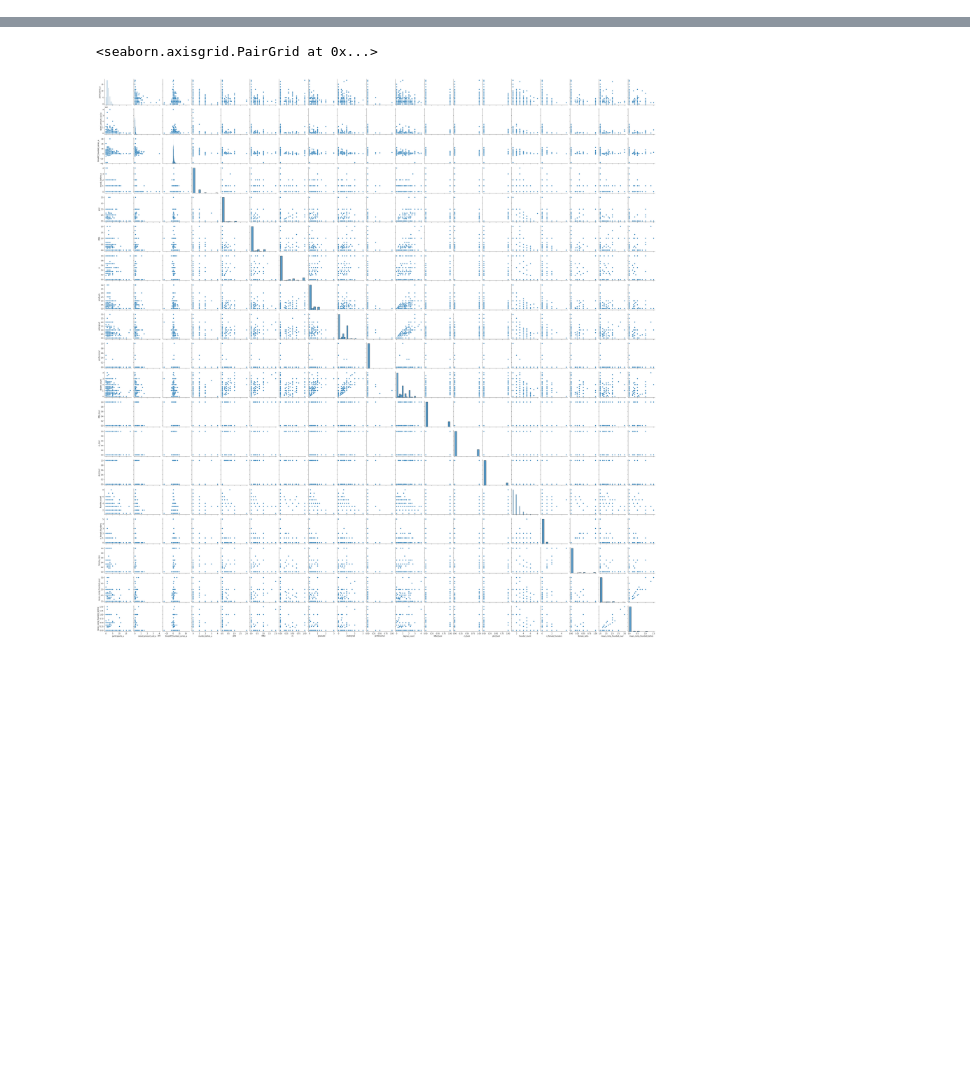
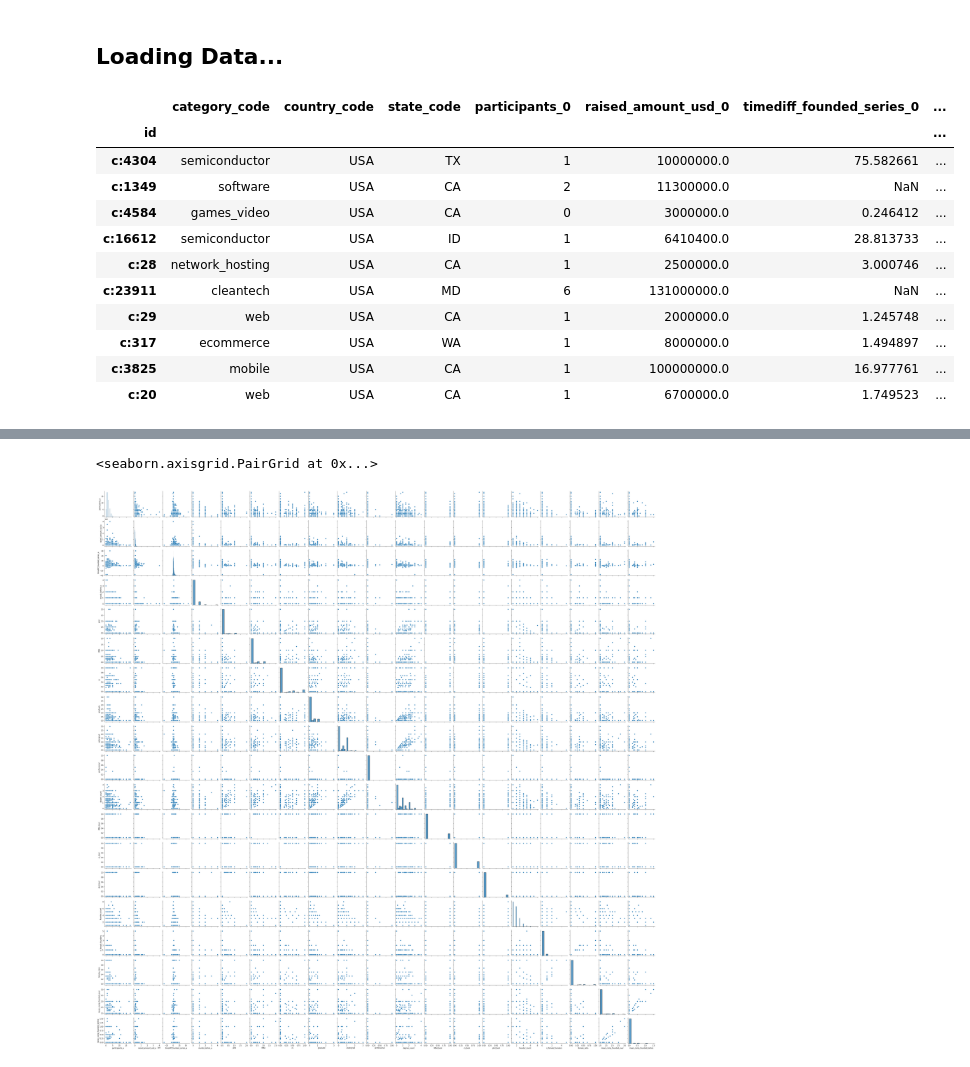
Before and after one commit to jojibou/invesscience, a Jupyter notebook: notebooks/Model.ipynb, the cells around one changed output, grey strips where cells are left out. Saved outputs shown, nothing was run; the diff lists cells and outputs as text; code cells hidden in the pictures; blank space fills up the shorter version.

```diff
--- a/notebooks/Model.ipynb
+++ b/notebooks/Model.ipynb
@@ -4,9 +4,11 @@ import numpy as np
 import seaborn as sns
 # %%
 from invesscience.joanna_merge import get_training_data
+# %% [markdown]
+## Loading Data...
 # %%
 companies_0= get_training_data(reference=0)
 companies_a= get_training_data(reference='a')
 # %%
-companies_0 = companies_0.drop(columns= ['founded_at','normalized_name', 'description', 'exit', 'exit_date', 'date_series_0', 'closed_at'])
+companies_0 = companies_0.drop(columns= ['founded_at','normalized_name', 'description', 'exit', 'exit_date', 'date_series_0', 'closed_at']).set_index('id')
 # %%
@@ -13,0 +16,16 @@ companies_a = companies_a.drop(columns= ['founded_at','normalized_name', 'descri
+# %%
+pd.set_option('max_columns', 47)
+companies_0.head(10)
+# %% [output]
+|  | category_code | country_code | state_code | participants_0 | raised_amount_usd_0 | timediff_founded_series_0 | ... |
+| id |  |  |  |  |  |  | ... |
+| c:4304 | semiconductor | USA | TX | 1 | 10000000.0 | 75.582661 | ... |
+| c:1349 | software | USA | CA | 2 | 11300000.0 | NaN | ... |
+| c:4584 | games_video | USA | CA | 0 | 3000000.0 | 0.246412 | ... |
+| c:16612 | semiconductor | USA | ID | 1 | 6410400.0 | 28.813733 | ... |
+| c:28 | network_hosting | USA | CA | 1 | 2500000.0 | 3.000746 | ... |
+| c:23911 | cleantech | USA | MD | 6 | 131000000.0 | NaN | ... |
+| c:29 | web | USA | CA | 1 | 2000000.0 | 1.245748 | ... |
+| c:317 | ecommerce | USA | WA | 1 | 8000000.0 | 1.494897 | ... |
+| c:3825 | mobile | USA | CA | 1 | 100000000.0 | 16.977761 | ... |
+| c:20 | web | USA | CA | 1 | 6700000.0 | 1.749523 | ... |
```
Also changed, not shown: parts of 8 cells of this notebook.
